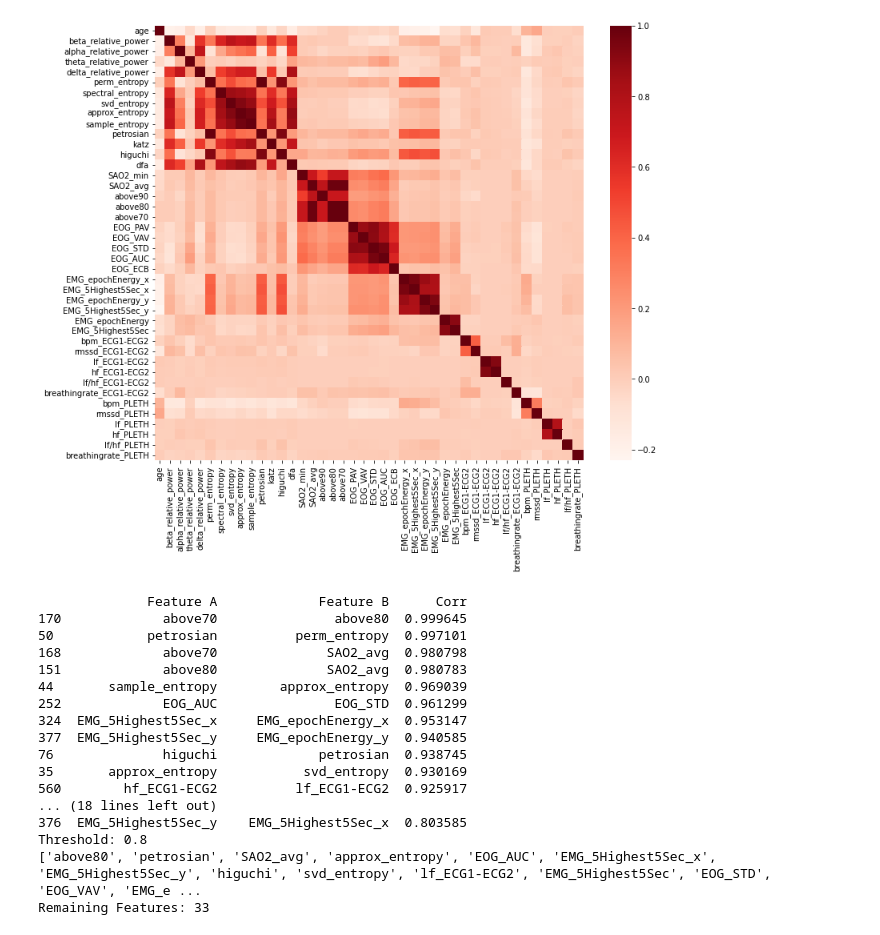
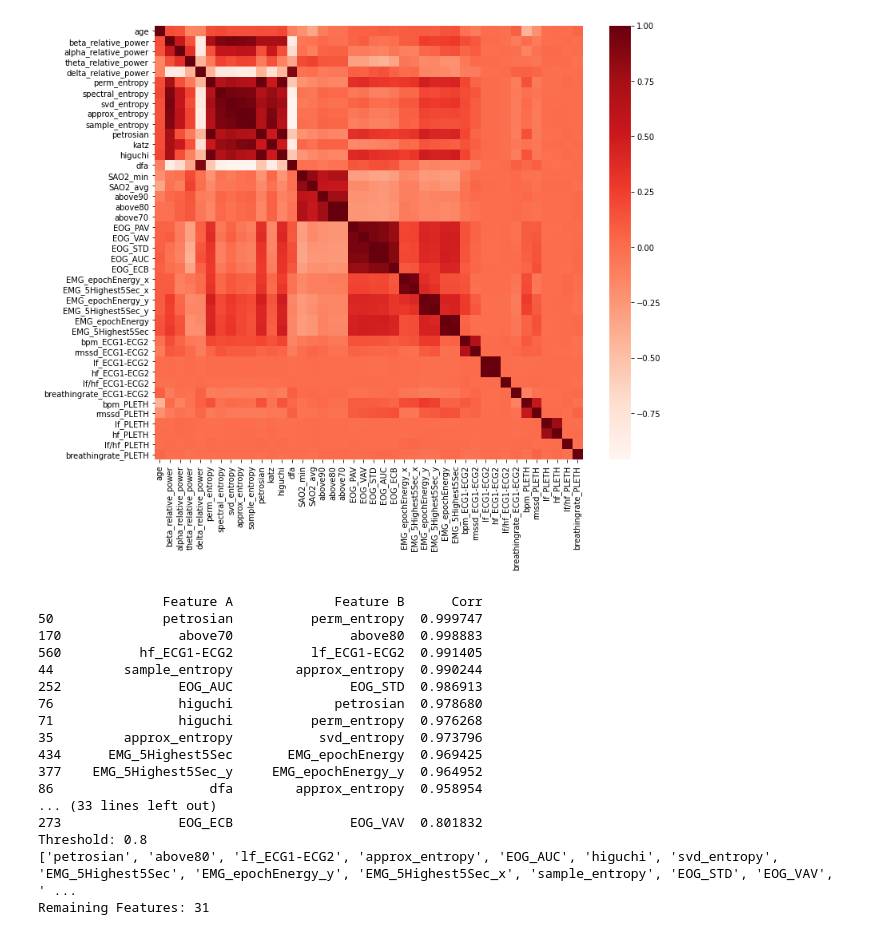
Before and after one commit to brycegsmith/psg_project, a Jupyter notebook: main2.ipynb, the cells around one changed output. Saved outputs shown, nothing was run; the diff lists cells and outputs as text; code cells hidden in the pictures.

```diff
--- a/main2.ipynb
+++ b/main2.ipynb
@@ -149,43 +85 @@ NameError: name 'i' is not defined
-# %%
-# Dummy Encoding of Gender/Condition and Ordinal Encoding of Sleep Stage
-# Drop 1st column (previous index from processing)
-final.drop("Unnamed: 0", axis=1, inplace=True)
-
-# Add columnS for sleep stage
-final.insert(2, "sleep_stage", np.zeros(len(final)))
-
-# Replace sleep stage string with numerical value
-for stage in constants.SLEEP_STAGES:
-    final.loc[final["Sleep Stage"] == stage, "sleep_stage"] = constants.SLEEP_STAGES.get(stage)
-
-# Drop original sleep stage column
-final.drop("Sleep Stage", axis=1, inplace=True)
-
-# Replace sleep stage string with numerical value
-for condition in constants.CONDITION_TO_BINARY:
-    # Only check 1st row to confirm condition
-    if condition == final.at[0, "condition"]:
-        binary = constants.CONDITION_TO_BINARY.get(condition)
-
-        # 1st Binary digit
-        if binary[0] == 0:
-            final.insert(3, "condition_0", np.zeros(len(final)))
-        else:
-            final.insert(3, "condition_0", np.ones(len(final)))
-
-        # 2nd Binary digit
-        if binary[1] == 0:
-            final.insert(4, "condition_1", np.zeros(len(final)))
-        else:
-            final.insert(4, "condition_1", np.ones(len(final)))
-
-        # 3rd Binary digit
-        if binary[2] == 0:
-            final.insert(5, "condition_2", np.zeros(len(final)))
-        else:
-            final.insert(5, "condition_2", np.ones(len(final)))
-
-
-# Drop original sleep stage column
-final.drop("condition", axis=1, inplace=True)
 # %%
@@ -331,7 +239,7 @@ threshold = 0.8 # Abs correlation above which feature is removed
 
 # 1. Calculate Correlation Matrix of the Predictors
 columnsToCorr = list(final.columns)
-safeFeatures = ['epoch', 'sleep_stage', 'condition_0', 'condition_1', 'condition_2'] # Features that we won't remove
+safeFeatures = ['Patient', 'epoch', 'sleep_stage', 'rbd', 'ins', 'nfle', 'plm'] # Features that we won't remove
 for i in safeFeatures:
     columnsToCorr.remove(i)
 
@@ -362,48 +270,48 @@ averageCorr = pd.DataFrame(cor.abs().mean(axis = 1), cor.index, ['avgCorr'])
 # Loop through pairwiseCorr, make a list of features to remove.
 featuresToRemove = []
 for index, row in pairwiseCorr.iterrows():
     featureA = row['Feature A']
     featureB = row['Feature B']
     featureA_avgCorr = averageCorr.loc[featureA, 'avgCorr']
     featureB_avgCorr = averageCorr.loc[featureB, 'avgCorr']
 
     # If A has larger average correlation, remove it. Otherwise, remove B
     if featureA_avgCorr >= featureB_avgCorr:
         if featureA not in featuresToRemove:
             featuresToRemove.append(featureA)
     else:
         if featureB not in featuresToRemove:
             featuresToRemove.append(featureB)
 
 # Report results:
 print("Threshold: " + str(threshold))
 print(featuresToRemove)
 
 # Dataset with features removed
 correlationFeatureRemoval = final.drop(featuresToRemove, axis = 1)
 print("Remaining Features: " + str(correlationFeatureRemoval.shape[1]))
 
 # Show the correlation matrix after feature removal
 plt.figure(figsize=(12,10))
 cor2 = correlationFeatureRemoval.corr()
 sns.heatmap(cor2, annot=False, cmap=plt.cm.Reds)
 plt.show()
 # %% [output]
-[figure, old version]
+[figure, new version]
-              Feature A             Feature B      Corr
-170             above70               above80  0.999645
-50            petrosian          perm_entropy  0.997101
-168             above70              SAO2_avg  0.980798
-151             above80              SAO2_avg  0.980783
-44       sample_entropy        approx_entropy  0.969039
-252             EOG_AUC               EOG_STD  0.961299
-324  EMG_5Highest5Sec_x     EMG_epochEnergy_x  0.953147
-377  EMG_5Highest5Sec_y     EMG_epochEnergy_y  0.940585
-76              higuchi             petrosian  0.938745
-35       approx_entropy           svd_entropy  0.930169
-560        hf_ECG1-ECG2          lf_ECG1-ECG2  0.925917
-... (18 lines left out)
-376  EMG_5Highest5Sec_y    EMG_5Highest5Sec_x  0.803585
+                Feature A             Feature B      Corr
+50              petrosian          perm_entropy  0.999747
+170               above70               above80  0.998883
+560          hf_ECG1-ECG2          lf_ECG1-ECG2  0.991405
+44         sample_entropy        approx_entropy  0.990244
+252               EOG_AUC               EOG_STD  0.986913
+76                higuchi             petrosian  0.978680
+71                higuchi          perm_entropy  0.976268
+35         approx_entropy           svd_entropy  0.973796
+434      EMG_5Highest5Sec       EMG_epochEnergy  0.969425
+377    EMG_5Highest5Sec_y     EMG_epochEnergy_y  0.964952
+86                    dfa        approx_entropy  0.958954
+... (33 lines left out)
+273               EOG_ECB               EOG_VAV  0.801832
 Threshold: 0.8
-['above80', 'petrosian', 'SAO2_avg', 'approx_entropy', 'EOG_AUC', 'EMG_5Highest5Sec_x', 'EMG_5Highest5Sec_y', 'higuchi', 'svd_entropy', 'lf_ECG1-ECG2', 'EMG_5Highest5Sec', 'EOG_STD', 'EOG_VAV', 'EMG_e ...
-Remaining Features: 33
+['petrosian', 'above80', 'lf_ECG1-ECG2', 'approx_entropy', 'EOG_AUC', 'higuchi', 'svd_entropy', 'EMG_5Highest5Sec', 'EMG_epochEnergy_y', 'EMG_5Highest5Sec_x', 'sample_entropy', 'EOG_STD', 'EOG_VAV', ' ...
+Remaining Features: 31
```
Also changed, not shown: parts of 12 cells of this notebook.
